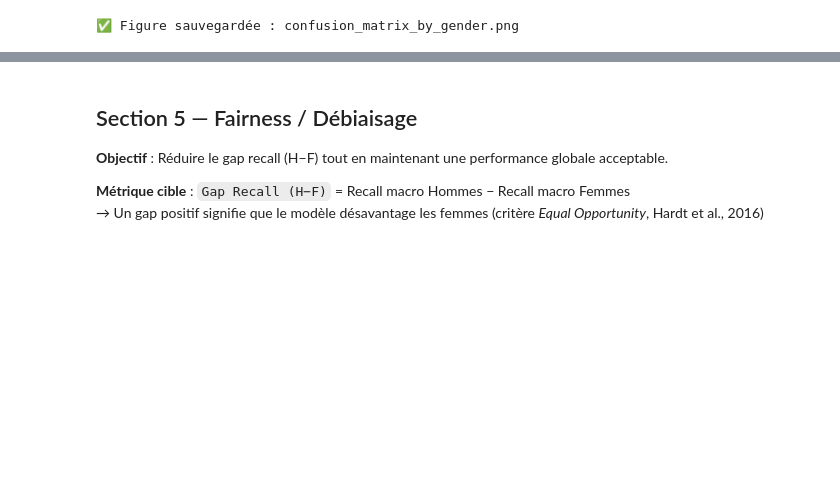
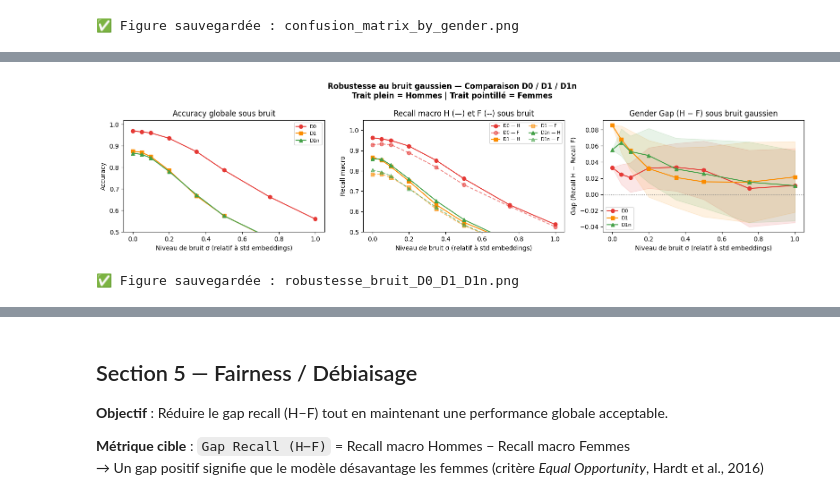
Before and after one commit to OsmanBagci3/NLP_fairness_project, a Jupyter notebook: fairness_vf.ipynb, the cells around one changed output, grey strips where cells are left out. Saved outputs shown, nothing was run; the diff lists cells and outputs as text; code cells hidden in the pictures; blank space fills up the shorter version.

Commit message:
mise à jour de la partie robustesse

```diff
--- a/fairness_vf.ipynb
+++ b/fairness_vf.ipynb
@@ -803,0 +944,5 @@ surgeon            0.8481           0.8219      0.8810      0.4500     0.4310
+# %%
+def train_lr(X_train, y_train, seed=SEED):
+    clf = LogisticRegression(C=1.0, max_iter=1000, random_state=seed, n_jobs=-1)
+    clf.fit(X_train, y_train)
+    return clf
@@ -803,0 +1314,63 @@ surgeon            0.8481           0.8219      0.8810      0.4500     0.4310
+# %%
+
+# ── Visualisation comparative D0 / D1 / D1n sous bruit ───────────────
+colors_v  = {"D0 (full_text, biaisé)": "#e53935",
+             "D1 (prof masquée)"      : "#fb8c00",
+             "D1n (prof + genre masqués)": "#43a047"}
+markers_v = {"D0 (full_text, biaisé)": "o",
+             "D1 (prof masquée)"      : "s",
+             "D1n (prof + genre masqués)": "^"}
+
+fig, axes = plt.subplots(1, 3, figsize=(16, 4))
+
+for version_name, df_v in all_noise_results.items():
+    sr_v = df_v["sigma_rel"].values
+    c    = colors_v[version_name]
+    mk   = markers_v[version_name]
+    lbl  = version_name.split(" (")[0]   # court : D0 / D1 / D1n
+
+    # ── Accuracy ──────────────────────────────────────────────────────
+    axes[0].plot(sr_v, df_v["acc_mean"], marker=mk, color=c, label=lbl)
+
+    # ── Recall H + F ──────────────────────────────────────────────────
+    axes[1].plot(sr_v, df_v["rec_M_mean"], marker=mk, color=c, linestyle="-",  label=f"{lbl} — H")
+    axes[1].plot(sr_v, df_v["rec_F_mean"], marker=mk, color=c, linestyle="--", label=f"{lbl} — F", alpha=0.6)
+
+    # ── Gender Gap ────────────────────────────────────────────────────
+    axes[2].plot(sr_v, df_v["gap_mean"], marker=mk, color=c, label=lbl)
+    axes[2].fill_between(sr_v,
+                         df_v["gap_mean"] - df_v["gap_std"],
+                         df_v["gap_mean"] + df_v["gap_std"],
+                         alpha=0.12, color=c)
+
+# Mise en forme
+axes[0].set_title("Accuracy globale sous bruit")
+axes[0].set_ylabel("Accuracy")
+axes[0].legend(fontsize=8)
+axes[0].set_ylim(0.5, 1.02)
+
+axes[1].set_title("Recall macro H (—) et F (--) sous bruit")
+axes[1].set_ylabel("Recall macro")
+axes[1].legend(fontsize=7, ncol=2)
+axes[1].set_ylim(0.5, 1.05)
+
+axes[2].axhline(0, color="gray", linestyle=":", linewidth=1)
+axes[2].set_title("Gender Gap (H − F) sous bruit gaussien")
+axes[2].set_ylabel("Gap (Recall H − Recall F)")
+axes[2].legend(fontsize=8)
+
+for ax in axes:
+    ax.set_xlabel("Niveau de bruit σ (relatif à std embeddings)")
+
+plt.suptitle(
+    "Robustesse au bruit gaussien — Comparaison D0 / D1 / D1n\n"
+    "Trait plein = Hommes | Trait pointillé = Femmes",
+    fontweight="bold"
+)
+plt.tight_layout()
+plt.savefig("robustesse_bruit_D0_D1_D1n.png", dpi=150, bbox_inches="tight")
+plt.show()
+print("✅ Figure sauvegardée : robustesse_bruit_D0_D1_D1n.png")
+# %% [output]
+[figure, added]
+✅ Figure sauvegardée : robustesse_bruit_D0_D1_D1n.png
```
Also changed, not shown: parts of 25 cells of this notebook.
